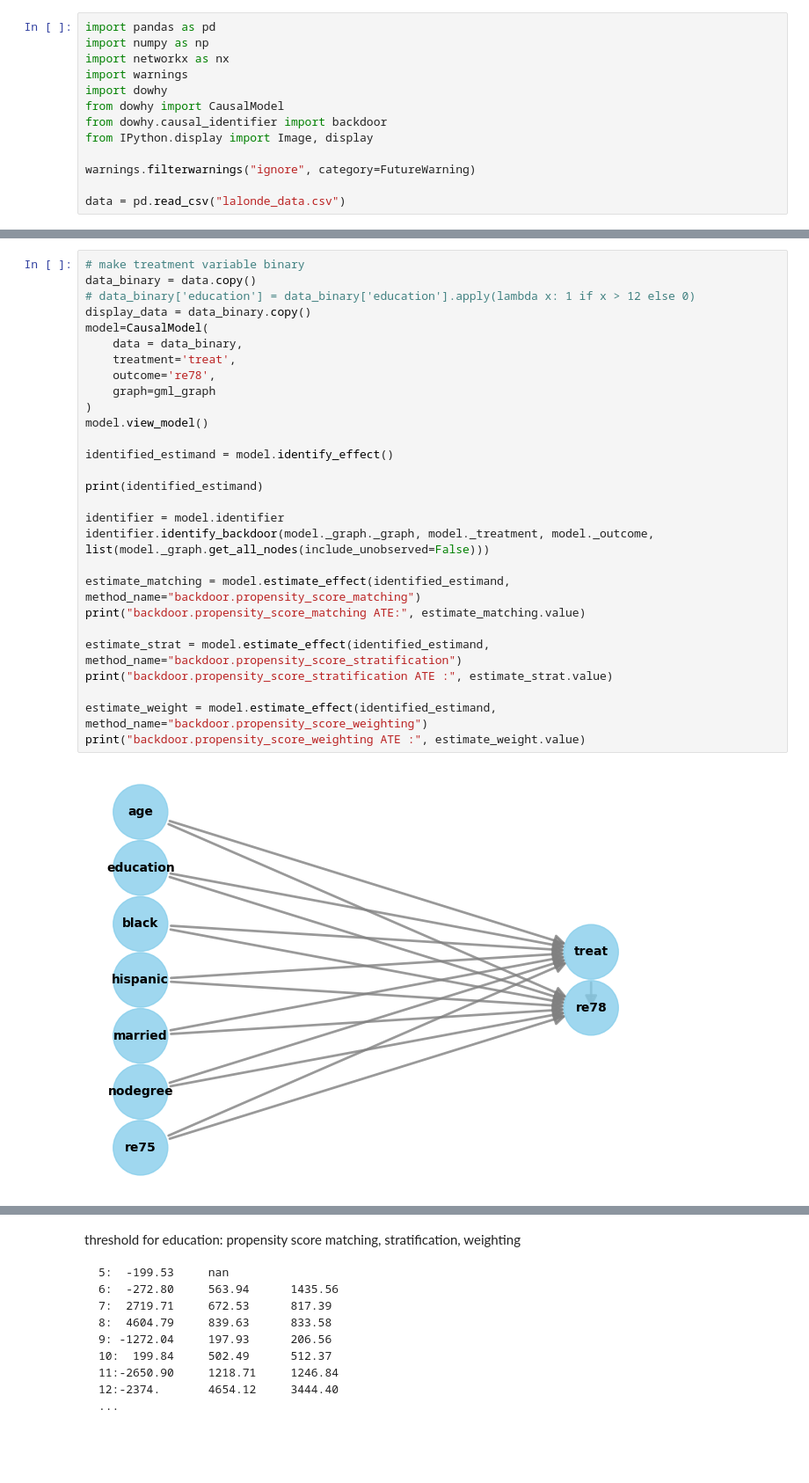
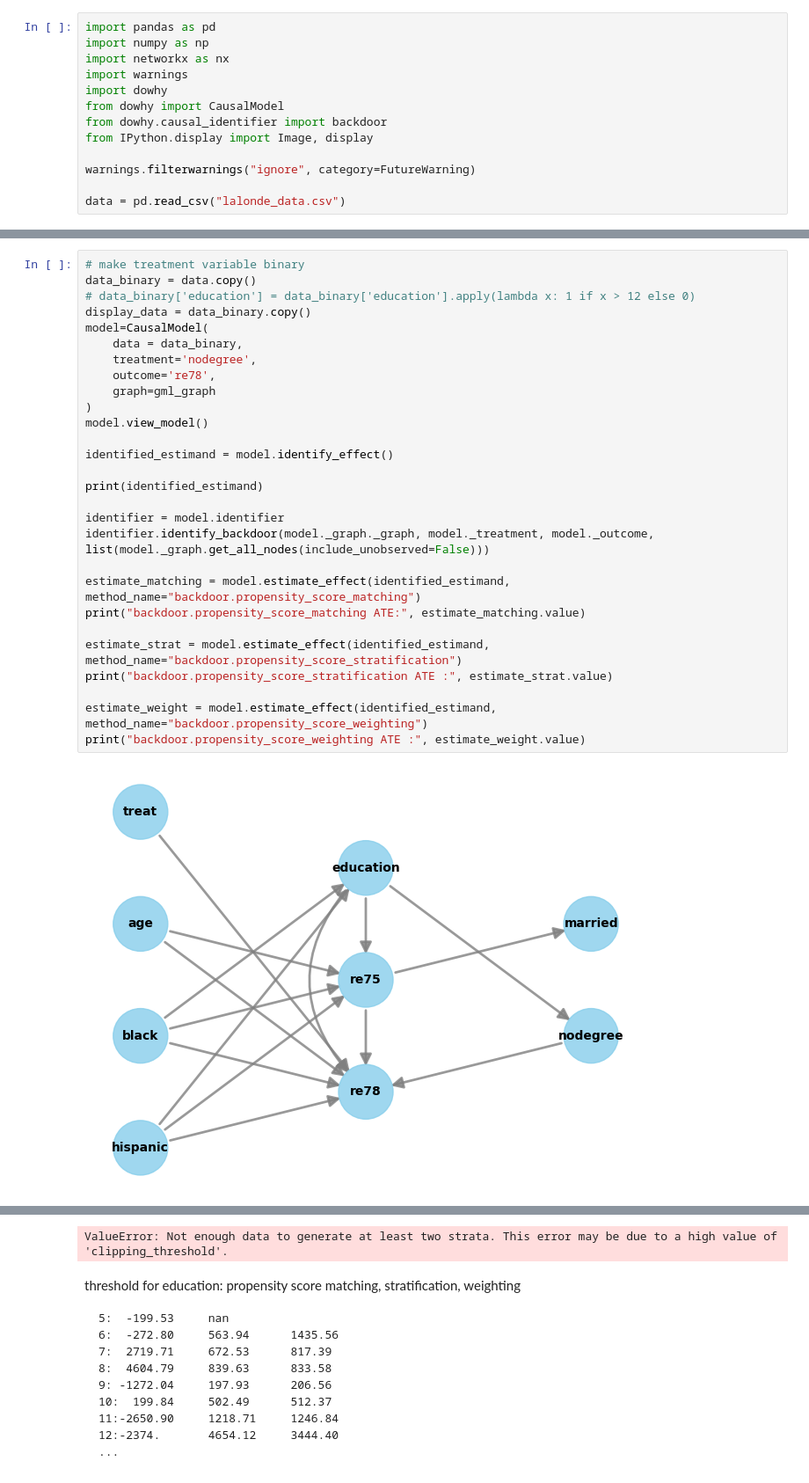
Before and after one commit to sohamchatterjee50/CAUSALITY, a Jupyter notebook: Causal_effect_n_validation.ipynb, the cells around one changed output, grey strips where cells are left out. Shown at 88% size. Drawn from its saved outputs; the diff is of its cells as text; blank space fills up the shorter version.

````diff
--- a/Causal_effect_n_validation.ipynb
+++ b/Causal_effect_n_validation.ipynb
@@ -80,33 +109,33 @@ backdoor.linear_regression ATE : 806.5112894563372
 # %%
 # make treatment variable binary
 data_binary = data.copy()
 # data_binary['education'] = data_binary['education'].apply(lambda x: 1 if x > 12 else 0)
 display_data = data_binary.copy()
 model=CausalModel(
     data = data_binary,
-    treatment='treat',
+    treatment='nodegree',
     outcome='re78',
     graph=gml_graph
 )
 model.view_model()
 
 identified_estimand = model.identify_effect()
 
 print(identified_estimand)
 
 identifier = model.identifier
 identifier.identify_backdoor(model._graph._graph, model._treatment, model._outcome, list(model._graph.get_all_nodes(include_unobserved=False)))
 
 estimate_matching = model.estimate_effect(identified_estimand, method_name="backdoor.propensity_score_matching")
 print("backdoor.propensity_score_matching ATE:", estimate_matching.value)
 
 estimate_strat = model.estimate_effect(identified_estimand, method_name="backdoor.propensity_score_stratification")
 print("backdoor.propensity_score_stratification ATE :", estimate_strat.value)
 
 estimate_weight = model.estimate_effect(identified_estimand, method_name="backdoor.propensity_score_weighting")
 print("backdoor.propensity_score_weighting ATE :", estimate_weight.value)
 # %% [output]
-[figure, old version]
+[figure, new version]
 Estimand type: EstimandType.NONPARAMETRIC_ATE
 
 ### Estimand : 1
@@ -127,3 +158,4 @@ backdoor.propensity_score_weighting ATE : 910.1257834927283
+ValueError: Not enough data to generate at least two strata. This error may be due to a high value of 'clipping_threshold'.
 # %% [markdown]
 threshold for education: propensity score matching, stratification, weighting
 ```
````
Also changed, not shown: parts of 6 cells of this notebook.
